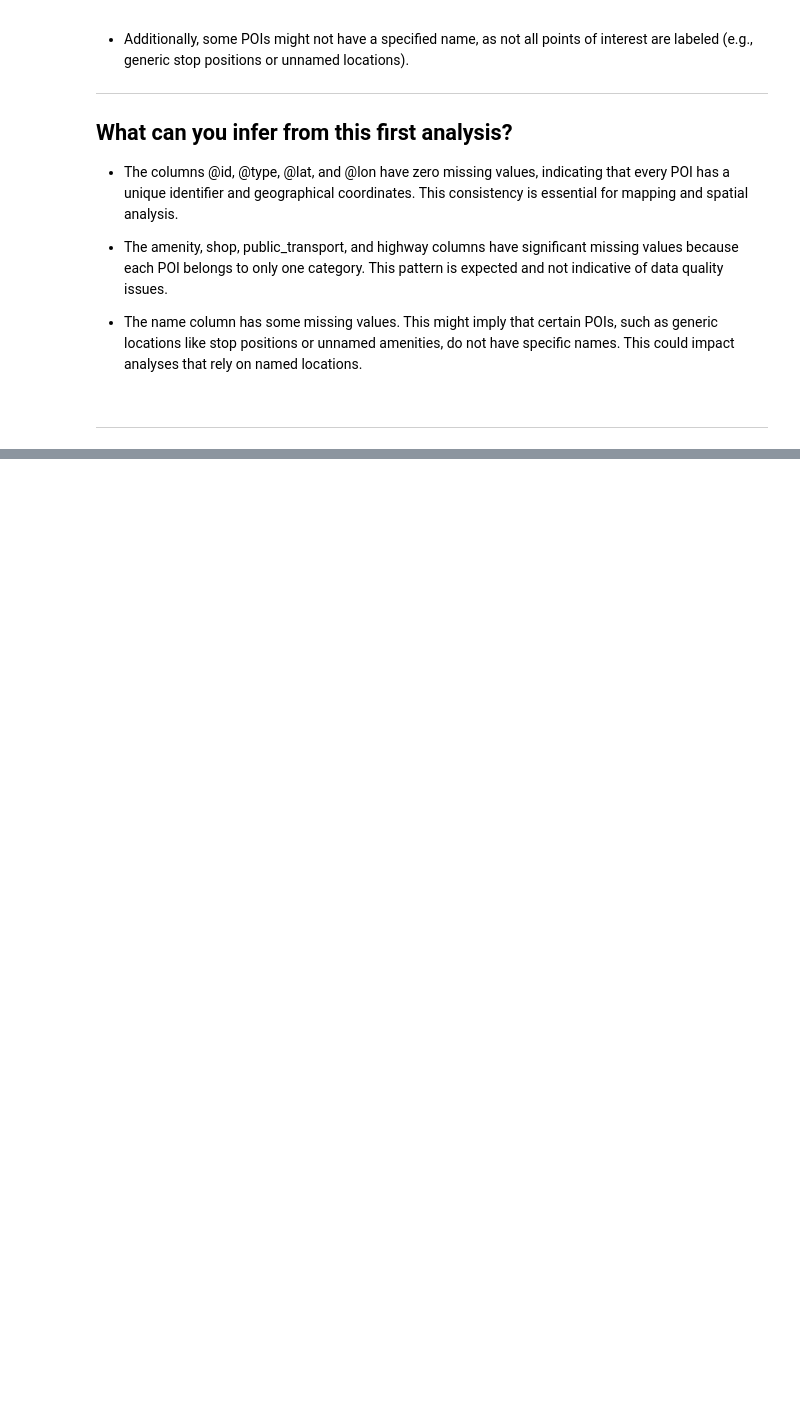
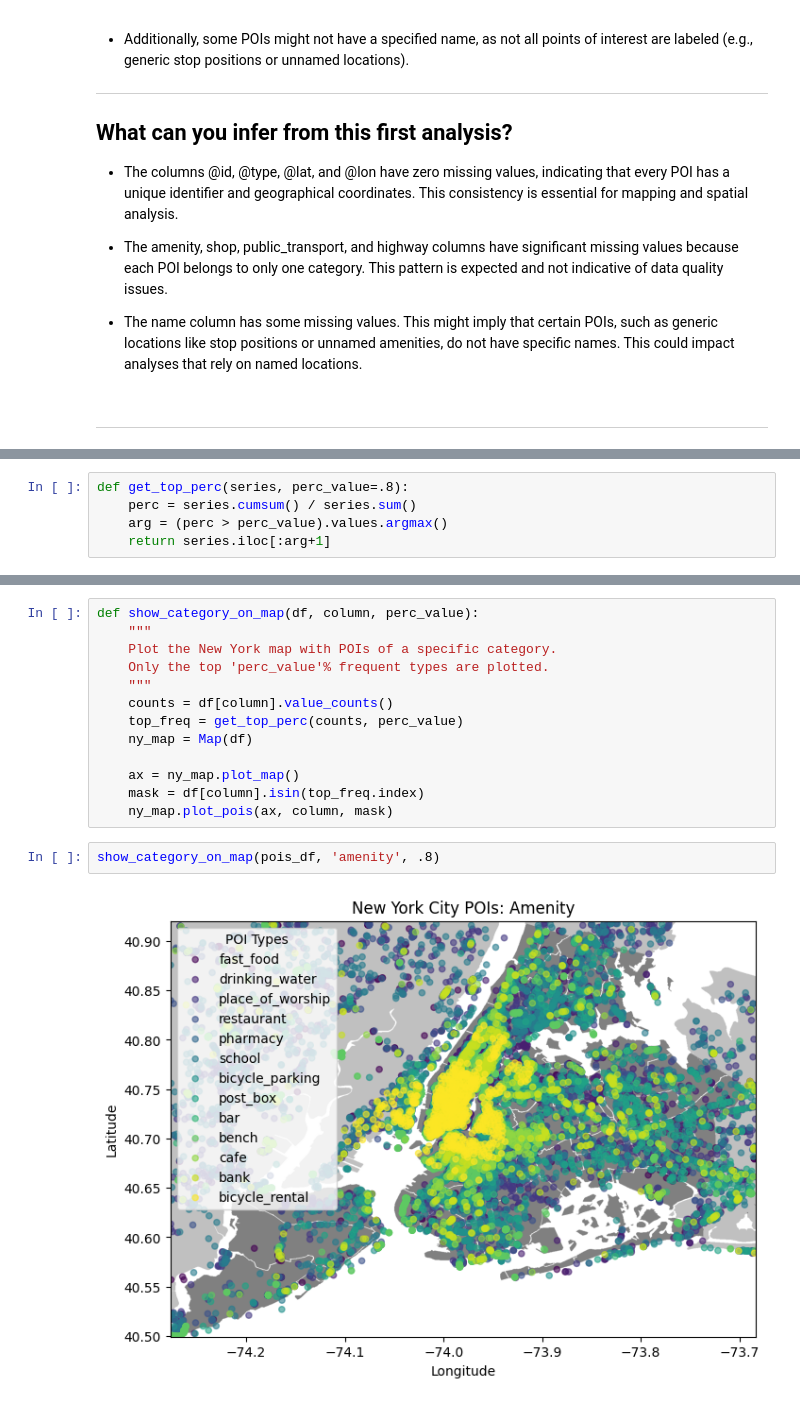
Before and after one commit to taha-kms/DSE_POLITO, a Jupyter notebook: DSL_LAB_5/dsl-lab-5.ipynb, the cells around one changed output, grey strips where cells are left out. Cells and saved outputs as stored; diff of their text form; blank space fills up the shorter version.

```diff
--- a/DSL_LAB_5/dsl-lab-5.ipynb
+++ b/DSL_LAB_5/dsl-lab-5.ipynb
@@ -178,0 +185,5 @@ for category in categories:
+# %%
+def get_top_perc(series, perc_value=.8):
+    perc = series.cumsum() / series.sum()
+    arg = (perc > perc_value).values.argmax()
+    return series.iloc[:arg+1]
@@ -178,0 +230,17 @@ for category in categories:
+# %%
+def show_category_on_map(df, column, perc_value):
+    """
+    Plot the New York map with POIs of a specific category.
+    Only the top 'perc_value'% frequent types are plotted.
+    """
+    counts = df[column].value_counts()
+    top_freq = get_top_perc(counts, perc_value)
+    ny_map = Map(df)
+
+    ax = ny_map.plot_map()
+    mask = df[column].isin(top_freq.index)
+    ny_map.plot_pois(ax, column, mask)
+# %%
+show_category_on_map(pois_df, 'amenity', .8)
+# %% [output]
+[figure, added]
```
Also changed, not shown: parts of 8 cells of this notebook.
